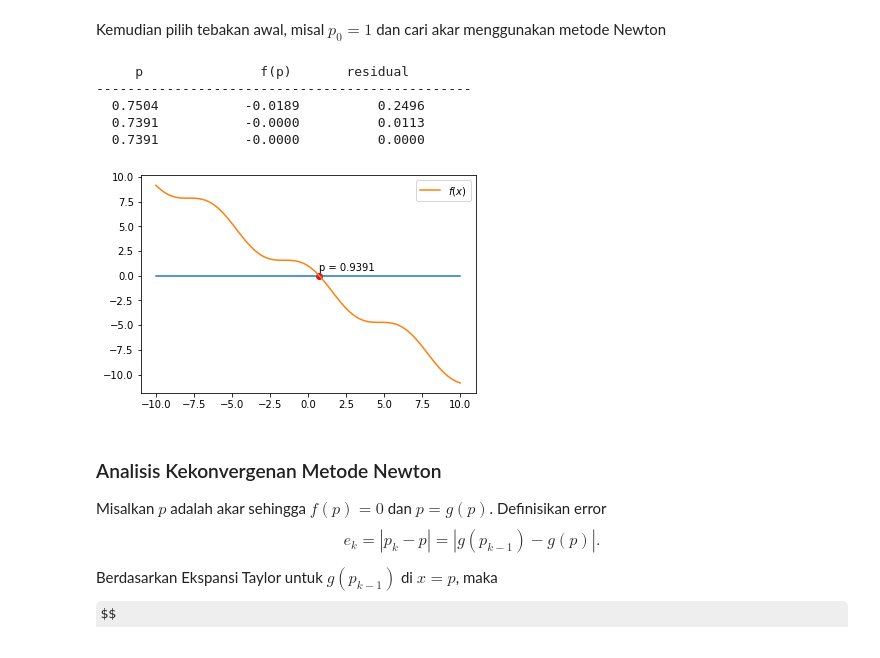
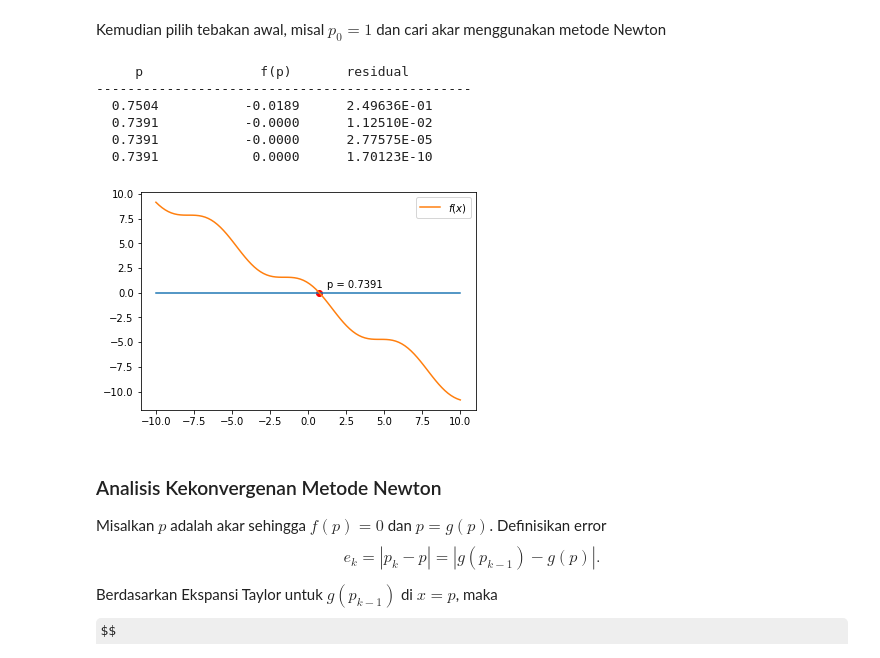
Before and after one commit to liebenlito/Metode-Numerik, a Jupyter notebook: Mencari Akar Persamaan.ipynb, the cells around one changed output. Cells and saved outputs as stored; diff of their text form; code cells hidden in the pictures; some formulas as TeX source.

```diff
--- a/Mencari Akar Persamaan.ipynb
+++ b/Mencari Akar Persamaan.ipynb
@@ -524,23 +524,24 @@ f_aksen = sympy.lambdify(x, f_diff, "numpy")
 Kemudian pilih tebakan awal, misal $p_0=1$ dan cari akar menggunakan metode Newton
 # %%
 p0 = 1
-p = newton(f, f_aksen, p0)
+p = newton(f, f_aksen, p0, epsilon=1e-10)
 # %% [output]
      p               f(p)       residual
 ------------------------------------------------
-  0.7504           -0.0189          0.2496
-  0.7391           -0.0000          0.0113
-  0.7391           -0.0000          0.0000
+  0.7504           -0.0189      2.49636E-01
+  0.7391           -0.0000      1.12510E-02
+  0.7391           -0.0000      2.77575E-05
+  0.7391            0.0000      1.70123E-10
 # %%
 X = np.linspace(-10,10, 100)
 g = np.zeros(X.size)
 plt.plot(X,g);
 plt.plot(X, f(X), label='$f(x)$');
-plt.annotate('p = {:4.4f}'.format(p+0.2),(p,0.5))
+plt.annotate('p = {:4.4f}'.format(p),(p+0.5,0.5))
 plt.scatter(p, 0, color='red');
 plt.legend();
 # %% [output]
-[figure, old version]
+[figure, new version]
 # %% [markdown]
 ### Analisis Kekonvergenan Metode Newton
 
```
Also changed, not shown: parts of 3 cells of this notebook.
